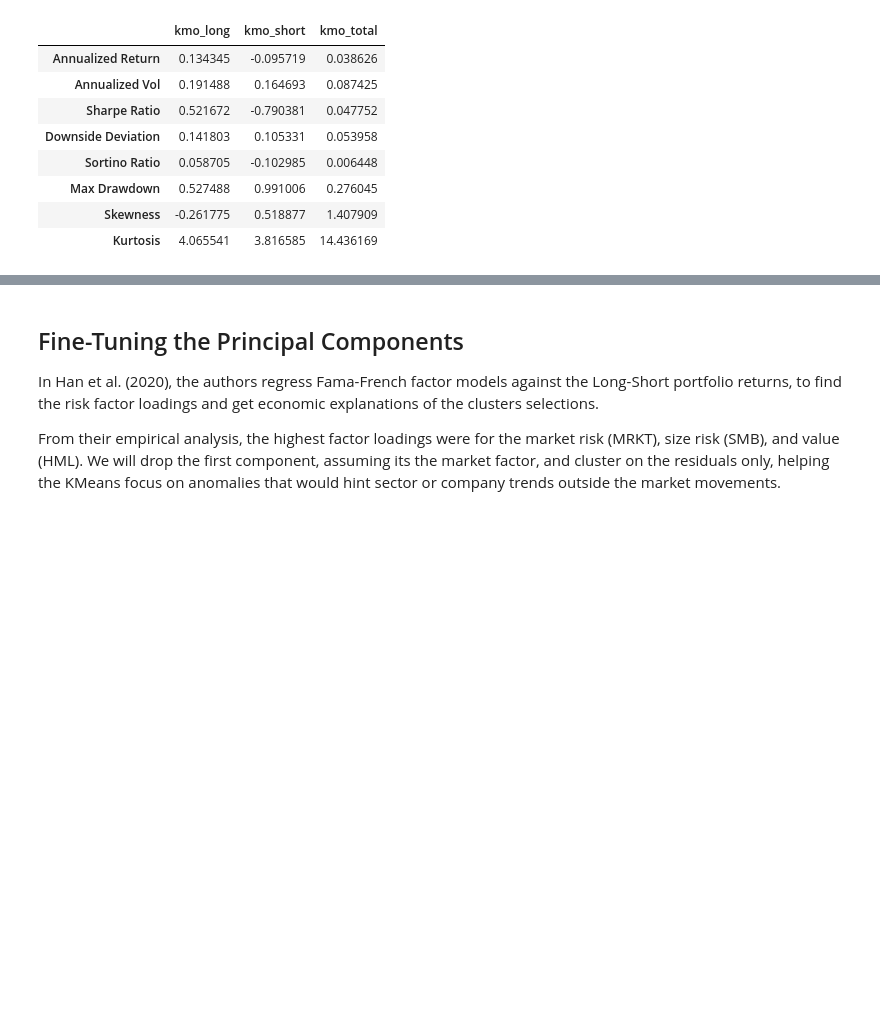
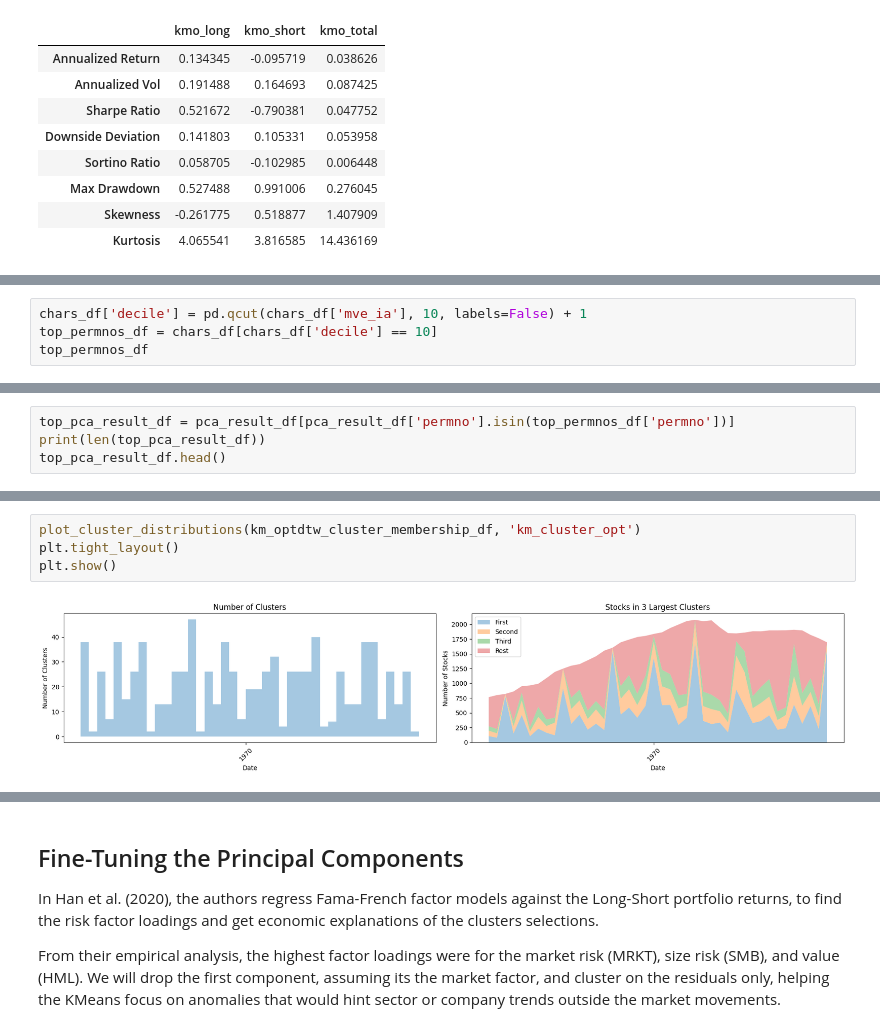
Before and after one commit to adamd1985/pairs_trading_unsupervised_learning, a Jupyter notebook: pairs_unsupervised.ipynb, the cells around one changed output, grey strips where cells are left out. Saved outputs shown, nothing was run; the diff lists cells and outputs as text; blank space fills up the shorter version.

```diff
--- a/pairs_unsupervised.ipynb
+++ b/pairs_unsupervised.ipynb
@@ -1389,0 +1423,4 @@ kmo_stats_df
+# %%
+chars_df['decile'] = pd.qcut(chars_df['mve_ia'], 10, labels=False) + 1
+top_permnos_df = chars_df[chars_df['decile'] == 10]
+top_permnos_df
@@ -1389,0 +1441,4 @@ kmo_stats_df
+# %%
+top_pca_result_df = pca_result_df[pca_result_df['permno'].isin(top_permnos_df['permno'])]
+print(len(top_pca_result_df))
+top_pca_result_df.head()
@@ -1389,0 +1531,6 @@ kmo_stats_df
+# %%
+plot_cluster_distributions(km_optdtw_cluster_membership_df, 'km_cluster_opt')
+plt.tight_layout()
+plt.show()
+# %% [output]
+[figure, added]
```
Also changed, not shown: parts of 26 cells of this notebook, 1 other file.
